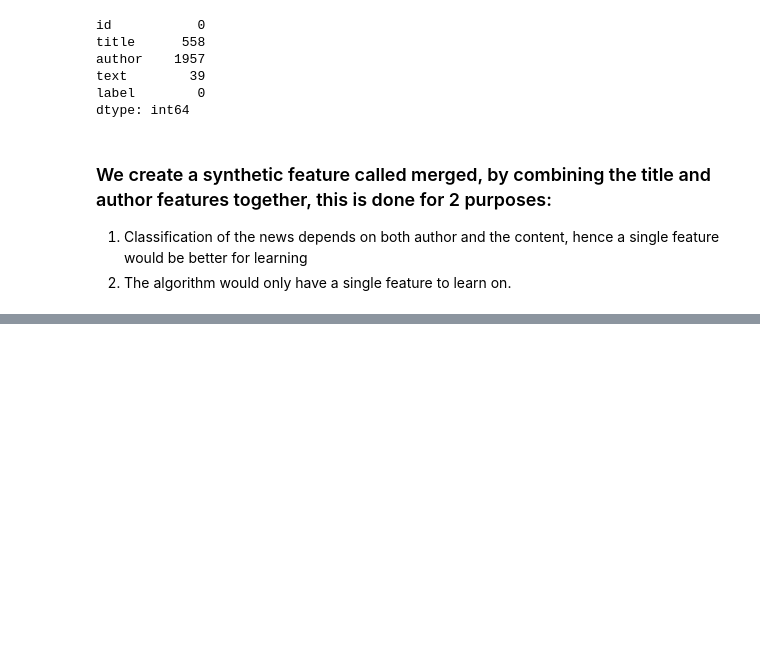
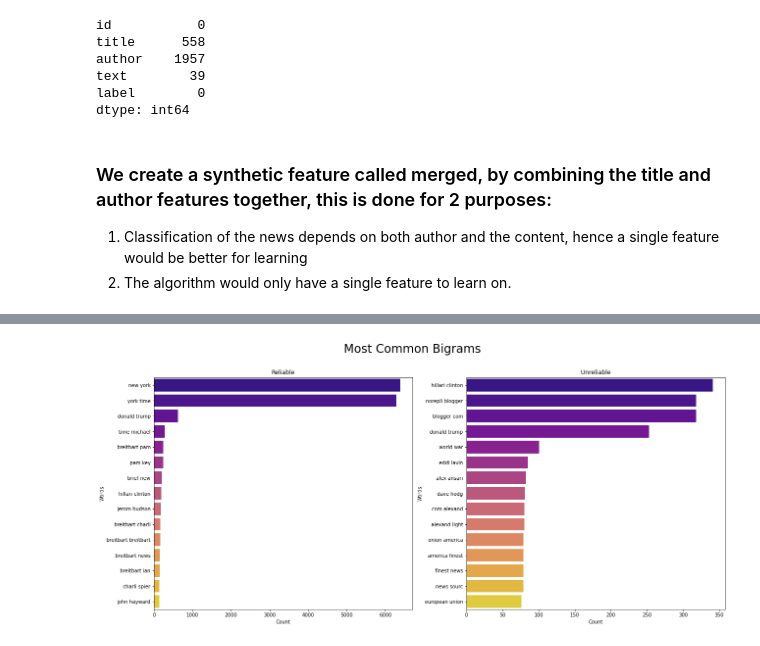
Before and after one commit to umang-sh/FakeNewsClassifierSolution, a Jupyter notebook: FakeNewsClassifier.ipynb, the cells around one changed output, grey strips where cells are left out. Drawn from its saved outputs; the diff is of its cells as text; code cells hidden in the pictures; blank space fills up the shorter version.

```diff
--- a/FakeNewsClassifier.ipynb
+++ b/FakeNewsClassifier.ipynb
@@ -221,0 +118,5 @@ submission.to_csv("Submission.csv",index=False)
+# %%
+lis_text=[
+    cleanData[cleanData['Label'] == 0]['Text'],
+    cleanData[cleanData['Label'] == 1]['Text'],
+]
@@ -221,0 +160,35 @@ submission.to_csv("Submission.csv",index=False)
+# %%
+def ngrams(n, title, lis_type):
+    """A Function to plot most common ngrams"""
+    fig, axes = plt.subplots(1, 2, figsize=(18, 8))
+    axes = axes.flatten()
+    for i, j in zip(lis_type, axes):
+
+        new = i.str.split()
+        new = new.values.tolist()
+        corpus = [word for i in new for word in i]
+
+        def _get_top_ngram(corpus, n=None):
+            #getting top ngrams
+            vec = CountVectorizer(ngram_range=(n, n),
+                                  max_df=0.9,
+                                  stop_words='english').fit(corpus)
+            bag_of_words = vec.transform(corpus)
+            sum_words = bag_of_words.sum(axis=0)
+            words_freq = [(word, sum_words[0, idx])
+                          for word, idx in vec.vocabulary_.items()]
+            words_freq = sorted(words_freq, key=lambda x: x[1], reverse=True)
+            return words_freq[:15]
+
+        top_n_bigrams = _get_top_ngram(i, n)[:15]
+        x, y = map(list, zip(*top_n_bigrams))
+        sns.barplot(x=y, y=x, palette='plasma', ax=j)
+
+        axes[0].set_title('Reliable')
+        axes[1].set_title('Unreliable')
+        axes[0].set_xlabel('Count')
+        axes[0].set_ylabel('Words')
+        axes[1].set_xlabel('Count')
+        axes[1].set_ylabel('Words')
+        fig.suptitle(title, fontsize=24, va='baseline')
+        plt.tight_layout()
@@ -221,0 +201,4 @@ submission.to_csv("Submission.csv",index=False)
+# %%
+ngrams(2, 'Most Common Bigrams', lis_text)
+# %% [output]
+[figure, added]
```
Also changed, not shown: parts of 79 cells of this notebook.
